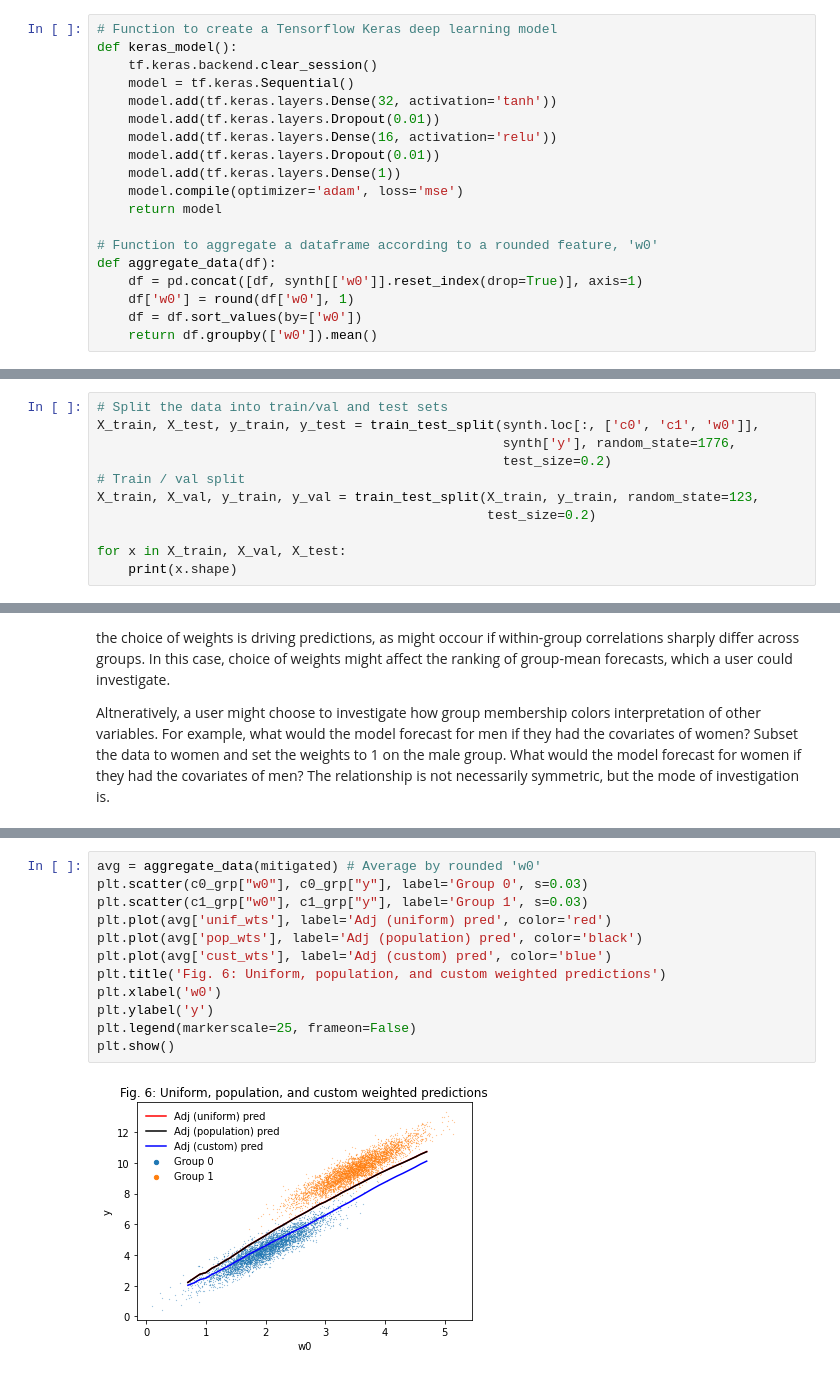
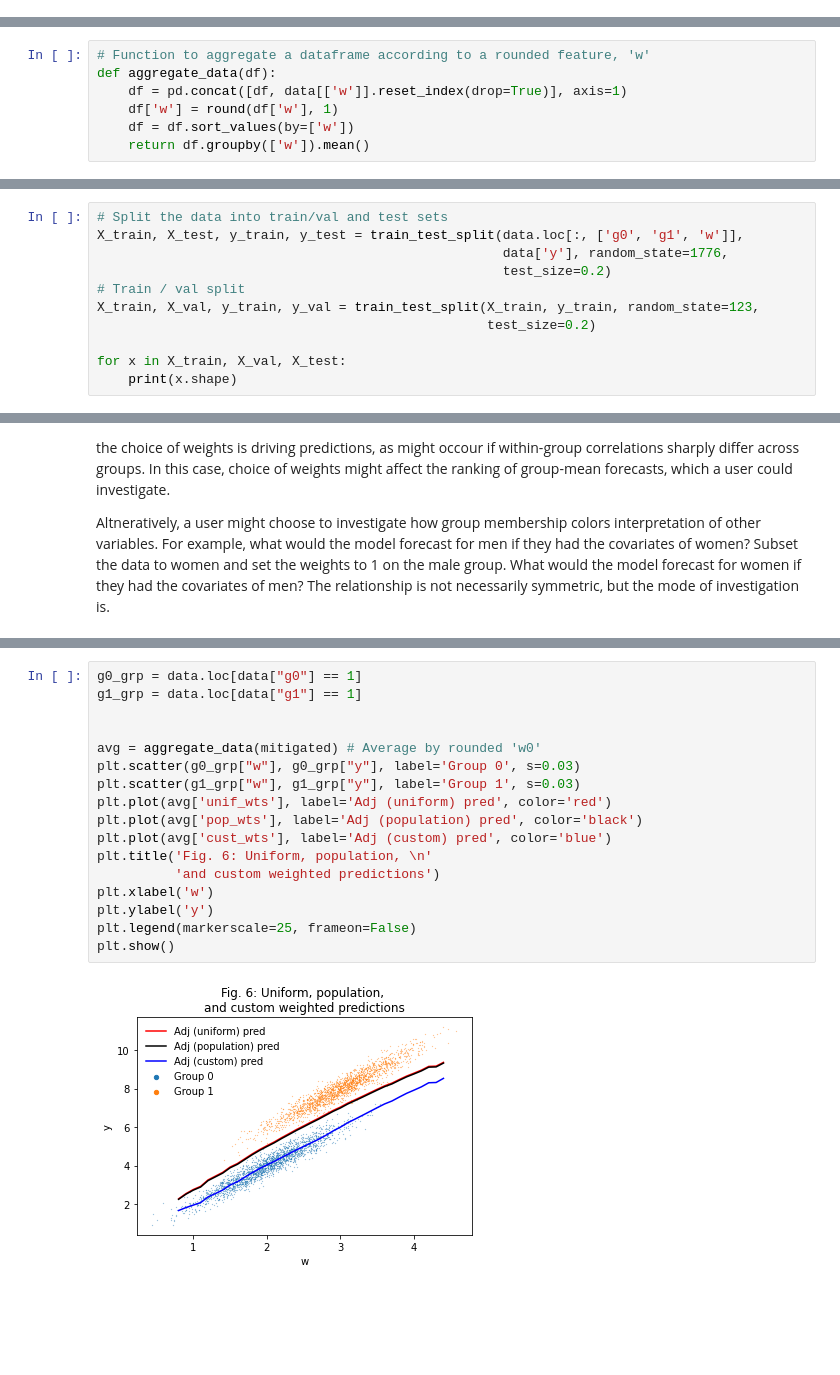
Before and after one commit to kingjosephm/DiscriminationMitigation, a Jupyter notebook: Example.ipynb, the cells around one changed output, grey strips where cells are left out. Cells and saved outputs as stored; diff of their text form; blank space fills up the shorter version.

```diff
--- a/Example.ipynb
+++ b/Example.ipynb
@@ -36,19 +34,0 @@ np.random.seed(1776)
-# %%
-# Function to create a Tensorflow Keras deep learning model
-def keras_model():
-    tf.keras.backend.clear_session()
-    model = tf.keras.Sequential()
-    model.add(tf.keras.layers.Dense(32, activation='tanh'))
-    model.add(tf.keras.layers.Dropout(0.01))
-    model.add(tf.keras.layers.Dense(16, activation='relu'))
-    model.add(tf.keras.layers.Dropout(0.01))
-    model.add(tf.keras.layers.Dense(1))
-    model.compile(optimizer='adam', loss='mse')
-    return model
-
-# Function to aggregate a dataframe according to a rounded feature, 'w0'
-def aggregate_data(df):
-    df = pd.concat([df, synth[['w0']].reset_index(drop=True)], axis=1)
-    df['w0'] = round(df['w0'], 1)
-    df = df.sort_values(by=['w0'])
-    return df.groupby(['w0']).mean()
@@ -143,3 +133,10 @@ To illustrate this point, we fit a neural net for predicting `y` using the group
+# %%
+# Function to aggregate a dataframe according to a rounded feature, 'w'
+def aggregate_data(df):
+    df = pd.concat([df, data[['w']].reset_index(drop=True)], axis=1)
+    df['w'] = round(df['w'], 1)
+    df = df.sort_values(by=['w'])
+    return df.groupby(['w']).mean()
 # %%
 # Scatter & line plot using Matplotlib
 # Train a Tensorflow Keras deep learning model
@@ -382,8 +368,8 @@ plt.show()
 ### Option 1: Reweight predictions using the joint distributions of another dataset
 # %%
 # Split the data into train/val and test sets
-X_train, X_test, y_train, y_test = train_test_split(synth.loc[:, ['c0', 'c1', 'w0']],
-                                                    synth['y'], random_state=1776,
+X_train, X_test, y_train, y_test = train_test_split(data.loc[:, ['g0', 'g1', 'w']],
+                                                    data['y'], random_state=1776,
                                                     test_size=0.2)
 # Train / val split
 X_train, X_val, y_train, y_val = train_test_split(X_train, y_train, random_state=123,
@@ -484,14 +473,19 @@ In the presence of custom weights, `DiscriminationMitigator` raises a warning if
 # %%
+g0_grp = data.loc[data["g0"] == 1]
+g1_grp = data.loc[data["g1"] == 1]
+
+
 avg = aggregate_data(mitigated) # Average by rounded 'w0'
-plt.scatter(c0_grp["w0"], c0_grp["y"], label='Group 0', s=0.03)
-plt.scatter(c1_grp["w0"], c1_grp["y"], label='Group 1', s=0.03)
+plt.scatter(g0_grp["w"], g0_grp["y"], label='Group 0', s=0.03)
+plt.scatter(g1_grp["w"], g1_grp["y"], label='Group 1', s=0.03)
 plt.plot(avg['unif_wts'], label='Adj (uniform) pred', color='red')
 plt.plot(avg['pop_wts'], label='Adj (population) pred', color='black')
 plt.plot(avg['cust_wts'], label='Adj (custom) pred', color='blue')
-plt.title('Fig. 6: Uniform, population, and custom weighted predictions')
-plt.xlabel('w0')
+plt.title('Fig. 6: Uniform, population, \n'
+          'and custom weighted predictions')
+plt.xlabel('w')
 plt.ylabel('y')
 plt.legend(markerscale=25, frameon=False)
 plt.show()
 # %% [output]
-[figure, old version]
+[figure, new version]
```
Also changed, not shown: parts of 34 cells of this notebook.
